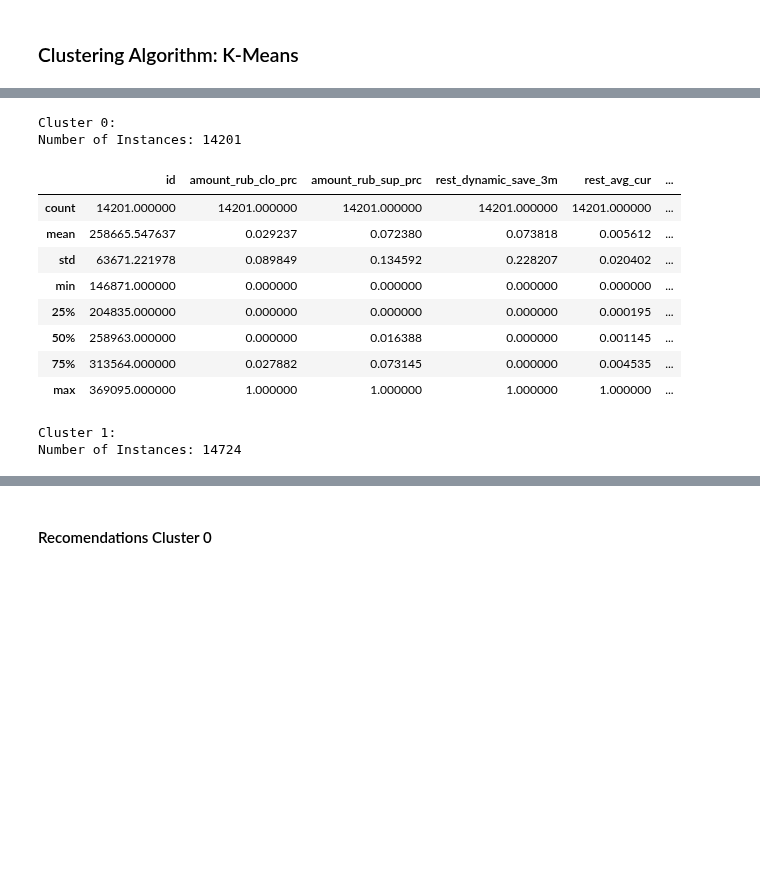
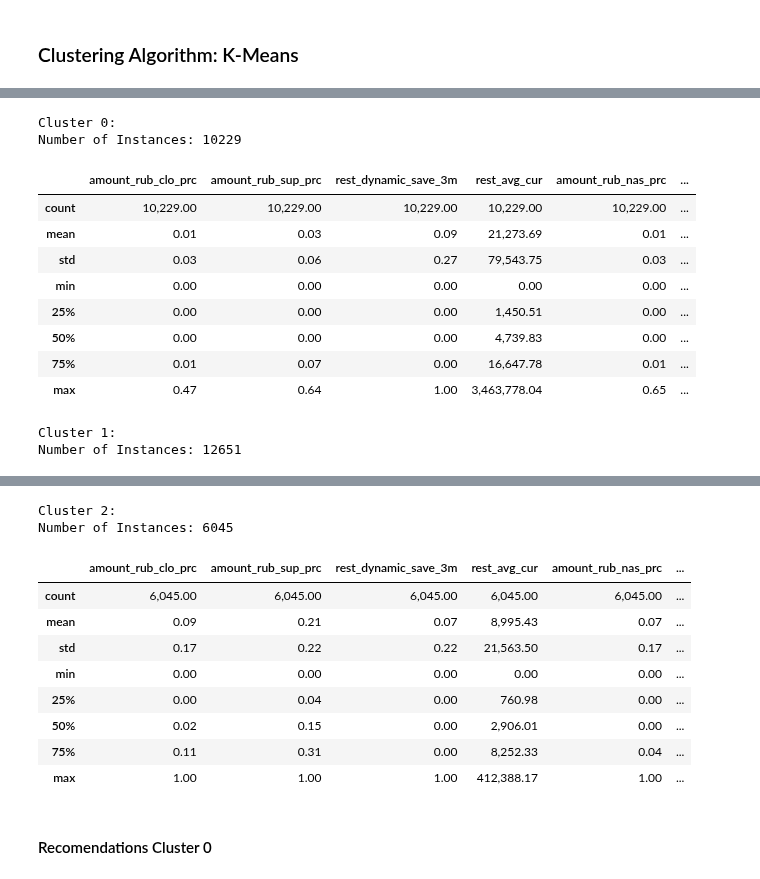
Before and after one commit to BDM3014ProjectWinter2024/BankChurnPrediction, a Jupyter notebook: clusteringmodel.ipynb, the cells around one changed output, grey strips where cells are left out. Saved outputs shown, nothing was run; the diff lists cells and outputs as text; code cells hidden in the pictures; blank space fills up the shorter version.

```diff
--- a/clusteringmodel.ipynb
+++ b/clusteringmodel.ipynb
@@ -109 +81,4 @@ plt.show()
+# %%
+# Drop the target variable column to get feature data
+X = df.drop(columns=['target','id'])
 # %%
@@ -175,6 +107,0 @@ plt.show()
-# %%
-# Descriptive summary of clusters
-
-X['cluster_label'] = kmeans.labels_
-labels = list(set(kmeans.labels_))
-labels
@@ -182,0 +108,23 @@ labels
+# %%
+# Choose the number of clusters
+k = 3
+
+# Perform KMeans clustering
+kmeans = KMeans(n_clusters=k, random_state=42)
+clusters = kmeans.fit_predict(X_pca)
+
+# Get cluster centers
+centroids = kmeans.cluster_centers_
+
+# Add cluster labels to the dataframe
+X['Cluster'] = clusters
+
+# Visualize clusters and centroids
+sns.scatterplot(x=X_pca[:, 0], y=X_pca[:, 1], hue=X['Cluster'], palette='viridis', legend='full')
+plt.scatter(centroids[:, 0], centroids[:, 1], s=100, c='red', label='Centroids')
+
+plt.title('Clustering of Churn Prediction Dataset')
+plt.xlabel('Principal Component 1')
+plt.ylabel('Principal Component 2')
+plt.legend(title='Cluster')
+plt.show()
@@ -183,20 +141,19 @@ labels
 # %%
-for label in np.unique(cluster_labels):
-    print('\nCluster {}:'.format(label))
-    cluster_instances = X[cluster_labels == label]
-    print('Number of Instances: {}'.format(cluster_instances.shape[0]))
-    display(cluster_instances.describe())
+for labels in set(clusters):
+    print('\nCluster {}:'.format(labels))
+    print('Number of Instances: {}'.format(X[clusters == labels].shape[0]))
+    display(X[clusters == labels].describe())
 # %% [output]
 Cluster 0:
-Number of Instances: 14201
+Number of Instances: 10229
-|  | id | amount_rub_clo_prc | amount_rub_sup_prc | rest_dynamic_save_3m | rest_avg_cur | ... |
-| count | 14201.000000 | 14201.000000 | 14201.000000 | 14201.000000 | 14201.000000 | ... |
-| mean | 258665.547637 | 0.029237 | 0.072380 | 0.073818 | 0.005612 | ... |
-| std | 63671.221978 | 0.089849 | 0.134592 | 0.228207 | 0.020402 | ... |
-| min | 146871.000000 | 0.000000 | 0.000000 | 0.000000 | 0.000000 | ... |
-| 25% | 204835.000000 | 0.000000 | 0.000000 | 0.000000 | 0.000195 | ... |
-| 50% | 258963.000000 | 0.000000 | 0.016388 | 0.000000 | 0.001145 | ... |
-| 75% | 313564.000000 | 0.027882 | 0.073145 | 0.000000 | 0.004535 | ... |
-| max | 369095.000000 | 1.000000 | 1.000000 | 1.000000 | 1.000000 | ... |
+|  | amount_rub_clo_prc | amount_rub_sup_prc | rest_dynamic_save_3m | rest_avg_cur | amount_rub_nas_prc | ... |
+| count | 10,229.00 | 10,229.00 | 10,229.00 | 10,229.00 | 10,229.00 | ... |
+| mean | 0.01 | 0.03 | 0.09 | 21,273.69 | 0.01 | ... |
+| std | 0.03 | 0.06 | 0.27 | 79,543.75 | 0.03 | ... |
+| min | 0.00 | 0.00 | 0.00 | 0.00 | 0.00 | ... |
+| 25% | 0.00 | 0.00 | 0.00 | 1,450.51 | 0.00 | ... |
+| 50% | 0.00 | 0.00 | 0.00 | 4,739.83 | 0.00 | ... |
+| 75% | 0.01 | 0.07 | 0.00 | 16,647.78 | 0.01 | ... |
+| max | 0.47 | 0.64 | 1.00 | 3,463,778.04 | 0.65 | ... |
 Cluster 1:
-Number of Instances: 14724
+Number of Instances: 12651
@@ -212,3 +169,14 @@ Number of Instances: 14724
+Cluster 2:
+Number of Instances: 6045
+|  | amount_rub_clo_prc | amount_rub_sup_prc | rest_dynamic_save_3m | rest_avg_cur | amount_rub_nas_prc | ... |
+| count | 6,045.00 | 6,045.00 | 6,045.00 | 6,045.00 | 6,045.00 | ... |
+| mean | 0.09 | 0.21 | 0.07 | 8,995.43 | 0.07 | ... |
+| std | 0.17 | 0.22 | 0.22 | 21,563.50 | 0.17 | ... |
+| min | 0.00 | 0.00 | 0.00 | 0.00 | 0.00 | ... |
+| 25% | 0.00 | 0.04 | 0.00 | 760.98 | 0.00 | ... |
+| 50% | 0.02 | 0.15 | 0.00 | 2,906.01 | 0.00 | ... |
+| 75% | 0.11 | 0.31 | 0.00 | 8,252.33 | 0.04 | ... |
+| max | 1.00 | 1.00 | 1.00 | 412,388.17 | 1.00 | ... |
 # %% [markdown]
 #### Recomendations Cluster 0
 # %% [markdown]
```
Also changed, not shown: parts of 13 cells of this notebook.
